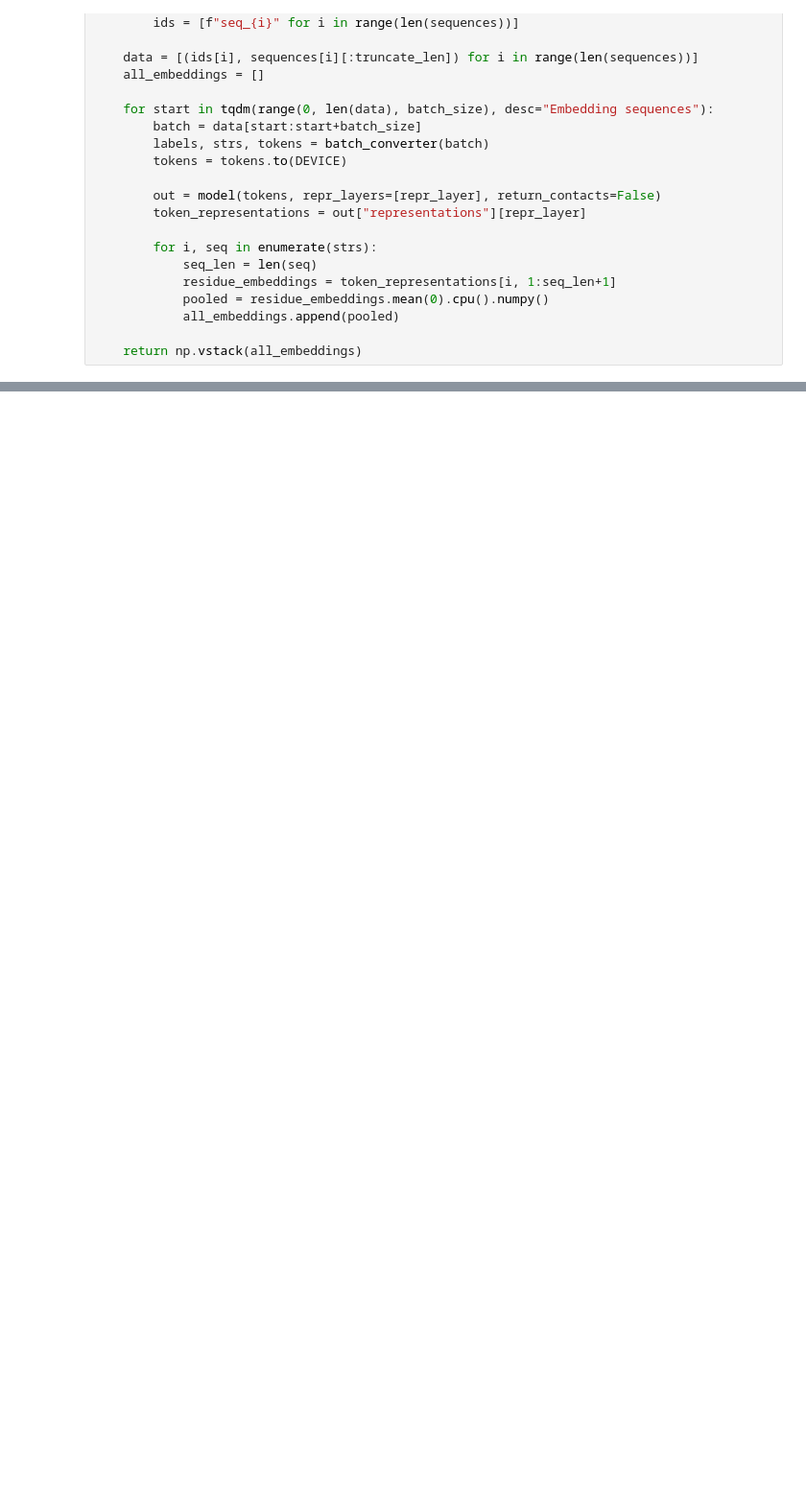
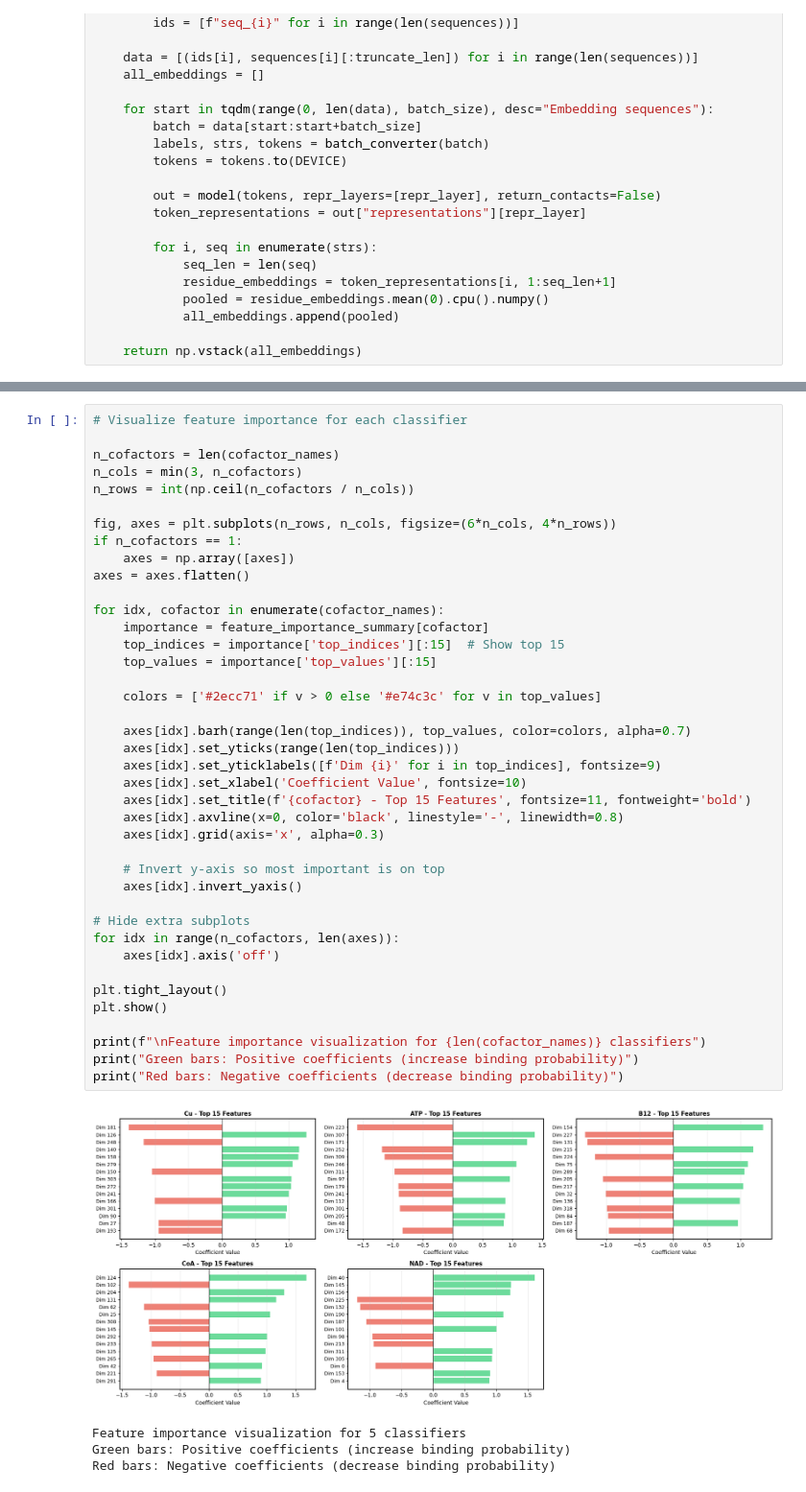
Before and after one commit to DGarciaLab/PLM_cofactor_prediction, a Jupyter notebook: protein_cofactor_prediction_V1.ipynb, the cells around one changed output, grey strips where cells are left out. Shown at 96% size. Drawn from its saved outputs; the diff is of its cells as text; blank space fills up the shorter version.

```diff
--- a/protein_cofactor_prediction_V1.ipynb
+++ b/protein_cofactor_prediction_V1.ipynb
@@ -735,3 +602,48 @@ Mg: Acc=0.579, F1=0.333
+# %%
+# Visualize feature importance for each classifier
+
+n_cofactors = len(cofactor_names)
+n_cols = min(3, n_cofactors)
+n_rows = int(np.ceil(n_cofactors / n_cols))
+
+fig, axes = plt.subplots(n_rows, n_cols, figsize=(6*n_cols, 4*n_rows))
+if n_cofactors == 1:
+    axes = np.array([axes])
+axes = axes.flatten()
+
+for idx, cofactor in enumerate(cofactor_names):
+    importance = feature_importance_summary[cofactor]
+    top_indices = importance['top_indices'][:15]  # Show top 15
+    top_values = importance['top_values'][:15]
+
+    colors = ['#2ecc71' if v > 0 else '#e74c3c' for v in top_values]
+
+    axes[idx].barh(range(len(top_indices)), top_values, color=colors, alpha=0.7)
+    axes[idx].set_yticks(range(len(top_indices)))
+    axes[idx].set_yticklabels([f'Dim {i}' for i in top_indices], fontsize=9)
+    axes[idx].set_xlabel('Coefficient Value', fontsize=10)
+    axes[idx].set_title(f'{cofactor} - Top 15 Features', fontsize=11, fontweight='bold')
+    axes[idx].axvline(x=0, color='black', linestyle='-', linewidth=0.8)
+    axes[idx].grid(axis='x', alpha=0.3)
+
+    # Invert y-axis so most important is on top
+    axes[idx].invert_yaxis()
+
+# Hide extra subplots
+for idx in range(n_cofactors, len(axes)):
+    axes[idx].axis('off')
+
+plt.tight_layout()
+plt.show()
+
+print(f"\nFeature importance visualization for {len(cofactor_names)} classifiers")
+print("Green bars: Positive coefficients (increase binding probability)")
+print("Red bars: Negative coefficients (decrease binding probability)")
+# %% [output]
+[figure, added]
+Feature importance visualization for 5 classifiers
+Green bars: Positive coefficients (increase binding probability)
+Red bars: Negative coefficients (decrease binding probability)
 # %%
 # Function to predict cofactors for new proteins using binary classifiers
 
```
Also changed, not shown: parts of 45 cells of this notebook.
